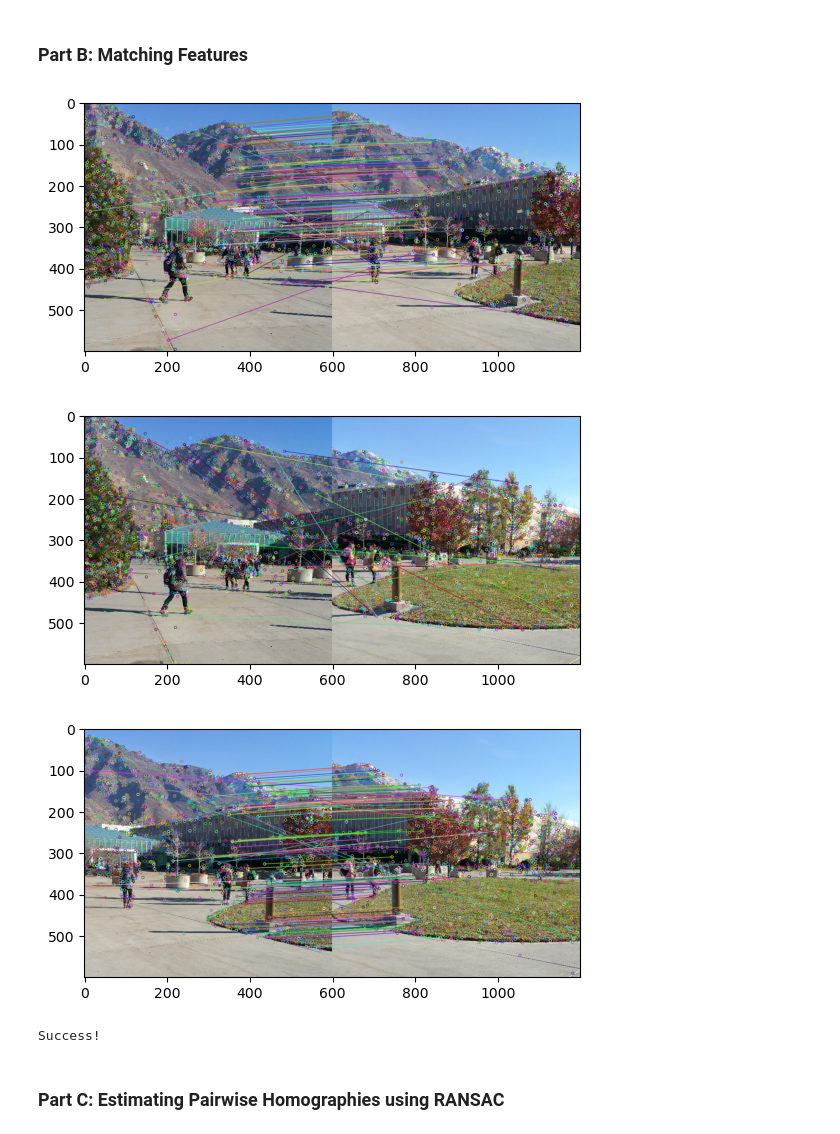
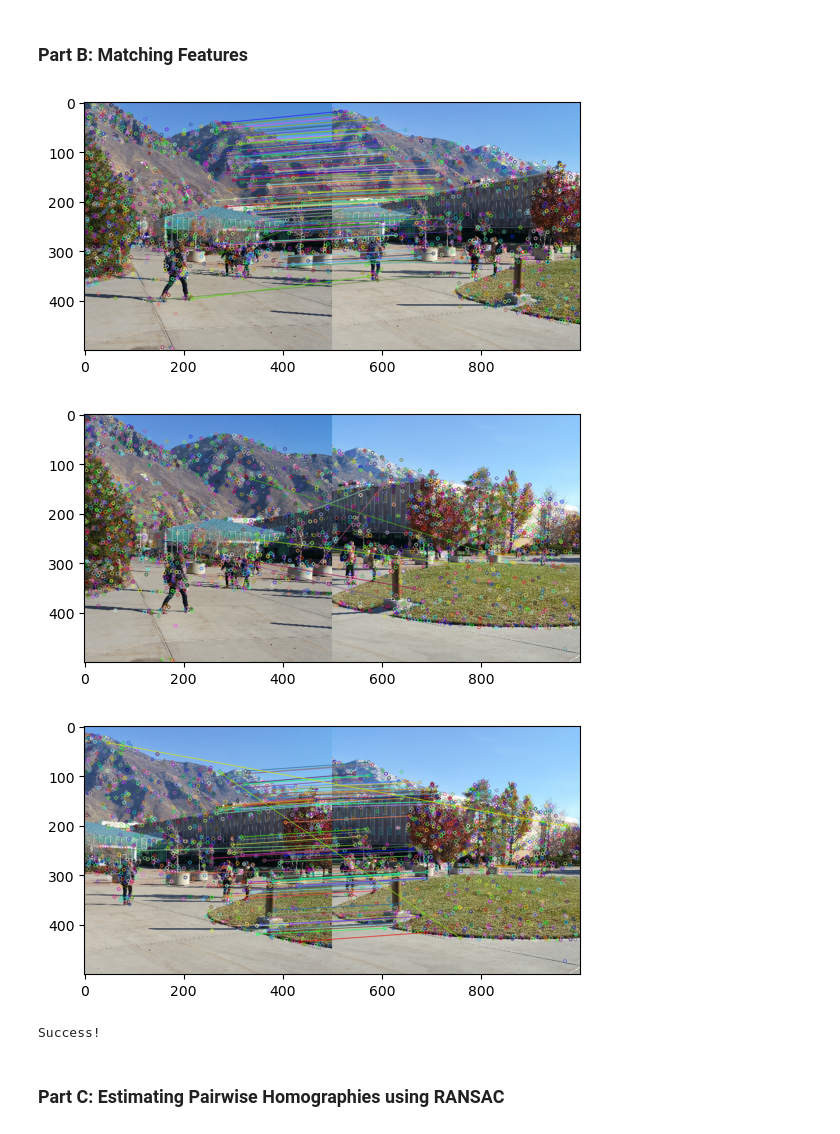
Before and after one commit to BrennanBertola/CS450, a Jupyter notebook: proj3-stitching/proj3-Panoramic-Mosaicing.ipynb, the cells around one changed output. Drawn from its saved outputs; the diff is of its cells as text; code cells hidden in the pictures.

```diff
--- a/proj3-stitching/proj3-Panoramic-Mosaicing.ipynb
+++ b/proj3-stitching/proj3-Panoramic-Mosaicing.ipynb
@@ -92,7 +92,7 @@ import numpy as np
 # Show an example output here
 
 def getSIFT(img, draw=False):
-    img = cv2.resize(img, (600,600))
+    img = cv2.resize(img, (500,500))
     gray = cv2.cvtColor(img, cv2.COLOR_BGR2GRAY)
 
     sift = cv2.SIFT_create()
@@ -139,31 +139,60 @@ Success!
 # %%
 # Place Code Here
 # Show an example output here
 def match(img1, kp1, des1, img2, kp2, des2, draw=True):
     bf = cv2.BFMatcher()
     matches = bf.knnMatch(des1, des2, k=2)
 
-    #Ratio test for putative pairs instead of using crossCheck in BFMatcher
+    map = {}
+    for m,n in matches:
+        if m.distance < 0.75*n.distance:
+            map[m.queryIdx] = (m.trainIdx, m)
+
+    matches = bf.knnMatch(des2, des1, k=2)
     good = []
     for m,n in matches:
-        if m.distance < 0.77*n.distance:
-            good.append([m])
+        if m.distance < .85*n.distance:
+            if m.trainIdx in map.keys():
+                if map[m.trainIdx][0] == m.queryIdx:
+                    good.append([map[m.trainIdx][1]])
 
     if draw:
         img = cv2.drawMatchesKnn(img1, kp1, img2, kp2, good, None)
         plt.imshow(img);plt.show()
 
     return good
 
-results, images = getPoints(False)
-match(images[0], results[0][0], results[0][1], images[1], results[1][0], results[1][1], True)
-match(images[0], results[0][0], results[0][1], images[2], results[2][0], results[2][1], True)
-match(images[1], results[1][0], results[1][1], images[2], results[2][0], results[2][1], True)
+def convertPoints(matches, kp1, kp2):
+    img1 = []
+    img2 = []
+
+    for match in matches:
+        img1.append(kp1[match[0].queryIdx].pt)
+        img2.append(kp2[match[0].trainIdx].pt)
+
+    return img1, img2
+
+def getMatches(draw=True):
+    results, images = getPoints(False)
+    retVal = []
+
+    tmp = match(images[0], results[0][0], results[0][1], images[1], results[1][0], results[1][1], draw)
+    retVal.append(convertPoints(tmp, results[0][0], results[1][0]))
+
+    tmp = match(images[0], results[0][0], results[0][1], images[2], results[2][0], results[2][1], draw)
+    retVal.append(convertPoints(tmp, results[0][0], results[2][0]))
+
+    tmp = match(images[1], results[1][0], results[1][1], images[2], results[2][0], results[2][1], draw)
+    retVal.append(convertPoints(tmp, results[1][0], results[2][0]))
+
+    return retVal, images
+
+getMatches()
 print("Success!")
 # %% [output]
-[figure, old version]
+[figure, new version]
-[figure, old version]
+[figure, new version]
-[figure, old version]
+[figure, new version]
 Success!
 # %% [markdown]
 ### Part C: Estimating Pairwise Homographies using RANSAC
```
Also changed, not shown: parts of 4 cells of this notebook, 1 other file.
